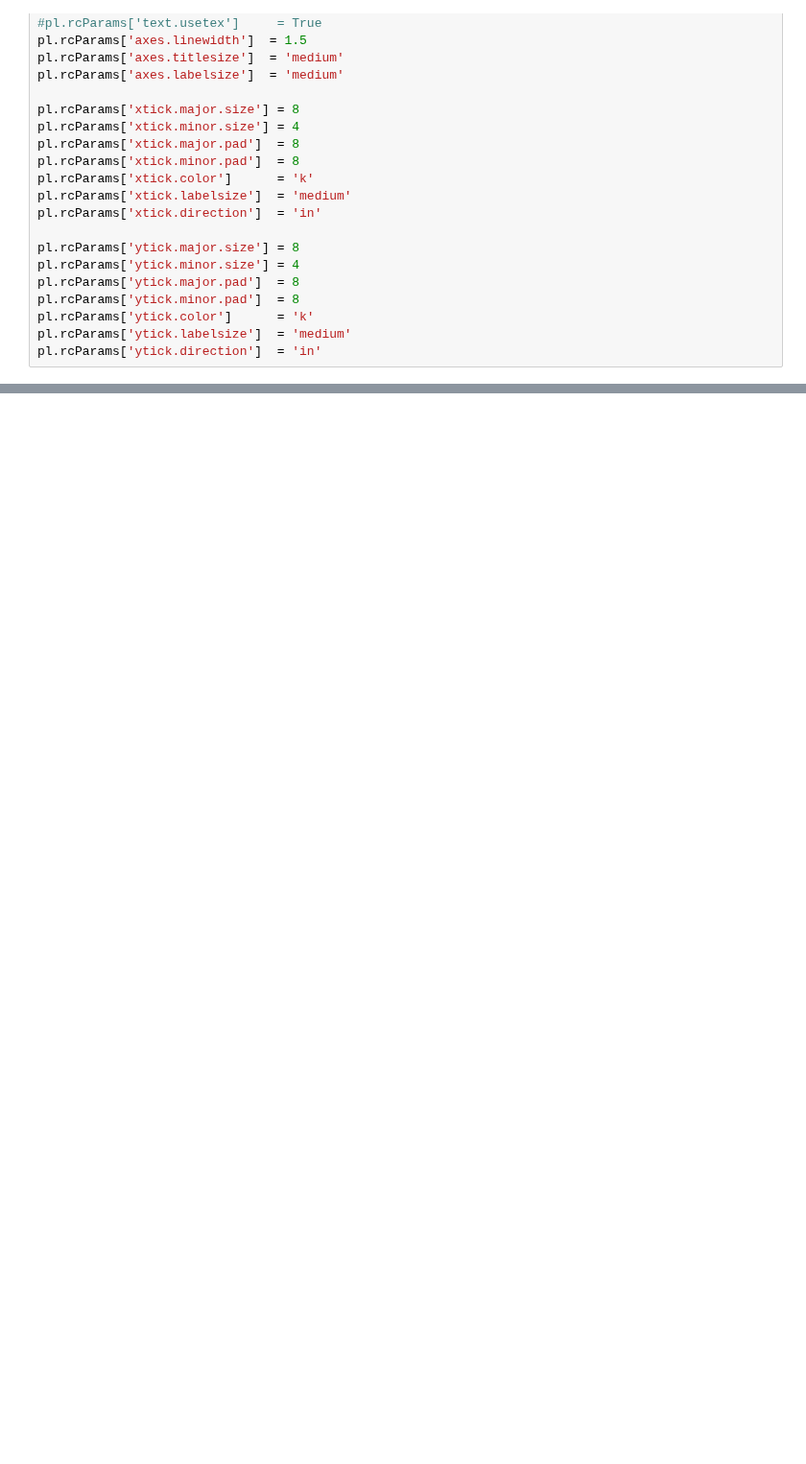
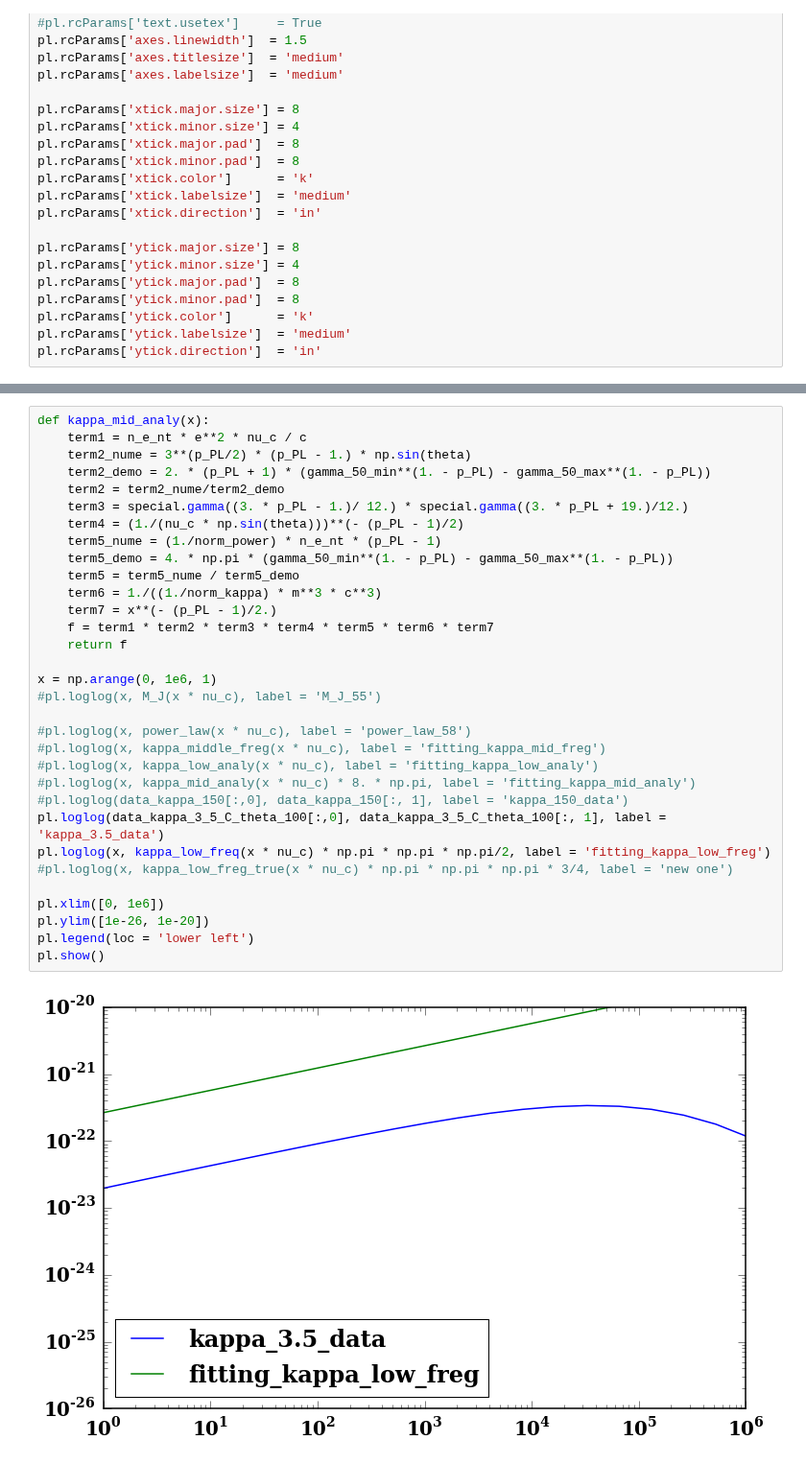
Before and after one commit to ZhaoweiZ/kappa_summer, a Jupyter notebook: finding_fitting_formula_to_kappa.ipynb, the cells around one changed output, grey strips where cells are left out. Shown at 96% size. Drawn from its saved outputs; the diff is of its cells as text; blank space fills up the shorter version.

```diff
--- a/finding_fitting_formula_to_kappa.ipynb
+++ b/finding_fitting_formula_to_kappa.ipynb
@@ -215,0 +280,34 @@ np.exp(1)
+# %%
+def kappa_mid_analy(x):
+    term1 = n_e_nt * e**2 * nu_c / c
+    term2_nume = 3**(p_PL/2) * (p_PL - 1.) * np.sin(theta)
+    term2_demo = 2. * (p_PL + 1) * (gamma_50_min**(1. - p_PL) - gamma_50_max**(1. - p_PL))
+    term2 = term2_nume/term2_demo
+    term3 = special.gamma((3. * p_PL - 1.)/ 12.) * special.gamma((3. * p_PL + 19.)/12.)
+    term4 = (1./(nu_c * np.sin(theta)))**(- (p_PL - 1)/2)
+    term5_nume = (1./norm_power) * n_e_nt * (p_PL - 1)
+    term5_demo = 4. * np.pi * (gamma_50_min**(1. - p_PL) - gamma_50_max**(1. - p_PL))
+    term5 = term5_nume / term5_demo
+    term6 = 1./((1./norm_kappa) * m**3 * c**3)
+    term7 = x**(- (p_PL - 1)/2.)
+    f = term1 * term2 * term3 * term4 * term5 * term6 * term7
+    return f
+
+x = np.arange(0, 1e6, 1)
+#pl.loglog(x, M_J(x * nu_c), label = 'M_J_55')
+
+#pl.loglog(x, power_law(x * nu_c), label = 'power_law_58')
+#pl.loglog(x, kappa_middle_freg(x * nu_c), label = 'fitting_kappa_mid_freg')
+#pl.loglog(x, kappa_low_analy(x * nu_c), label = 'fitting_kappa_low_analy')
+#pl.loglog(x, kappa_mid_analy(x * nu_c) * 8. * np.pi, label = 'fitting_kappa_mid_analy')
+#pl.loglog(data_kappa_150[:,0], data_kappa_150[:, 1], label = 'kappa_150_data')
+pl.loglog(data_kappa_3_5_C_theta_100[:,0], data_kappa_3_5_C_theta_100[:, 1], label = 'kappa_3.5_data')
+pl.loglog(x, kappa_low_freq(x * nu_c) * np.pi * np.pi * np.pi/2, label = 'fitting_kappa_low_freg')
+#pl.loglog(x, kappa_low_freg_true(x * nu_c) * np.pi * np.pi * np.pi * 3/4, label = 'new one')
+
+pl.xlim([0, 1e6])
+pl.ylim([1e-26, 1e-20])
+pl.legend(loc = 'lower left')
+pl.show()
+# %% [output]
+[figure, added]
```
Also changed, not shown: parts of 9 cells of this notebook.
